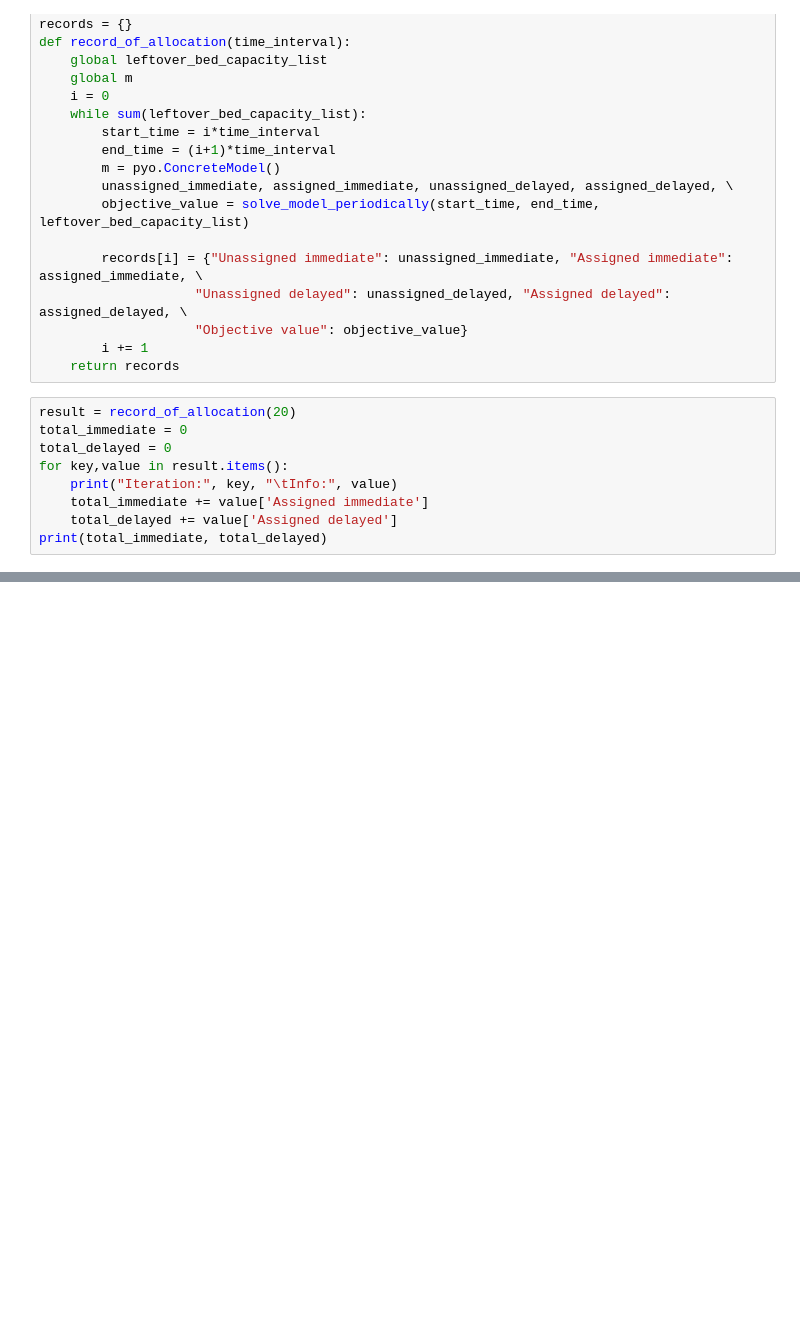
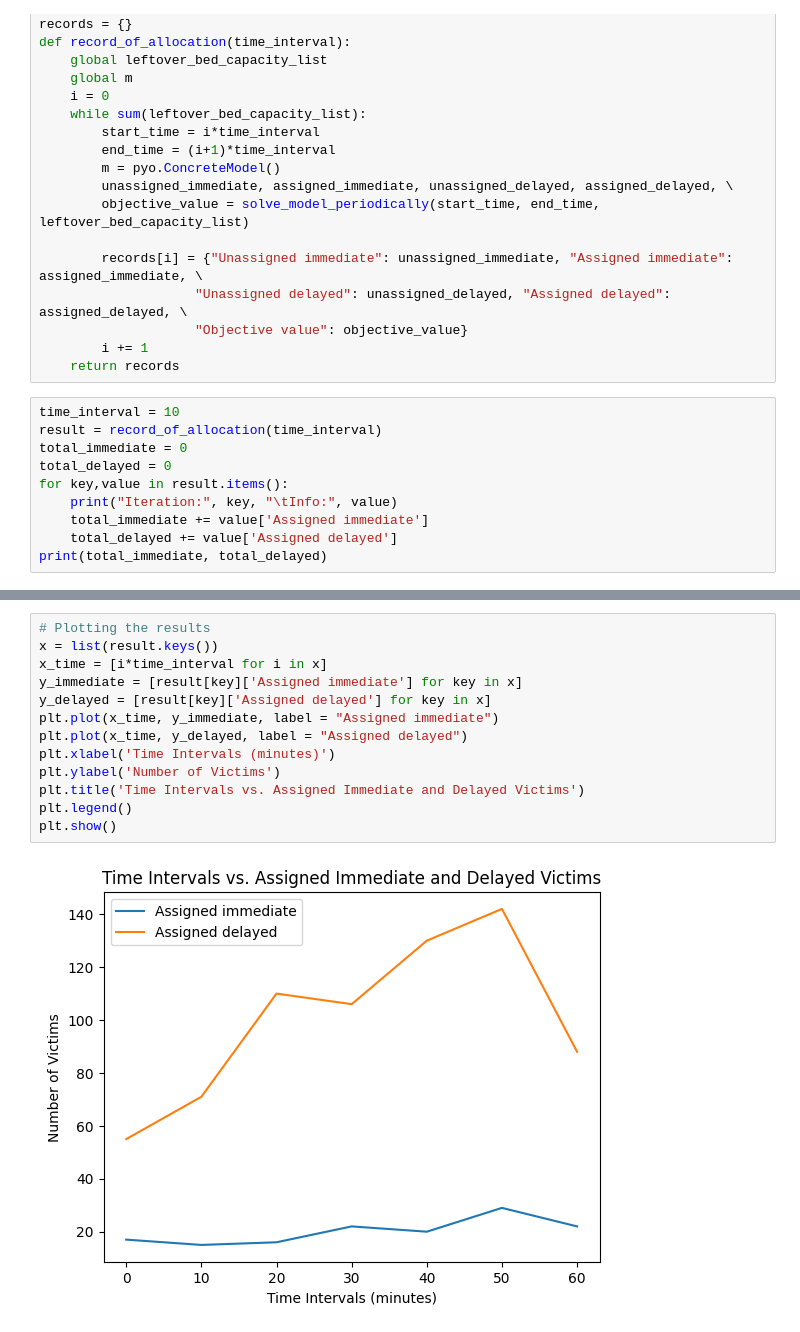
Before and after one commit to busra-ashak/INDR491-Victim-Allocation, a Jupyter notebook: INDR491_victim_allocation_better.ipynb, the cells around one changed output, grey strips where cells are left out. Saved outputs shown, nothing was run; the diff lists cells and outputs as text; blank space fills up the shorter version.

Commit message:
Assigned victim graph plotting code is added

```diff
--- a/INDR491_victim_allocation_better.ipynb
+++ b/INDR491_victim_allocation_better.ipynb
@@ -146,7 +149,8 @@ def record_of_allocation(time_interval):
         i += 1
     return records
 # %%
-result = record_of_allocation(20)
+time_interval = 10
+result = record_of_allocation(time_interval)
 total_immediate = 0
 total_delayed = 0
 for key,value in result.items():
@@ -170,0 +179,15 @@ Iteration: 3    Info: {'Unassigned immediate': 33.0, 'Assigned immediate': 36.0,
+# %%
+# Plotting the results
+x = list(result.keys())
+x_time = [i*time_interval for i in x]
+y_immediate = [result[key]['Assigned immediate'] for key in x]
+y_delayed = [result[key]['Assigned delayed'] for key in x]
+plt.plot(x_time, y_immediate, label = "Assigned immediate")
+plt.plot(x_time, y_delayed, label = "Assigned delayed")
+plt.xlabel('Time Intervals (minutes)')
+plt.ylabel('Number of Victims')
+plt.title('Time Intervals vs. Assigned Immediate and Delayed Victims')
+plt.legend()
+plt.show()
+# %% [output]
+[figure, added]
```
Also changed, not shown: parts of 3 cells of this notebook.
